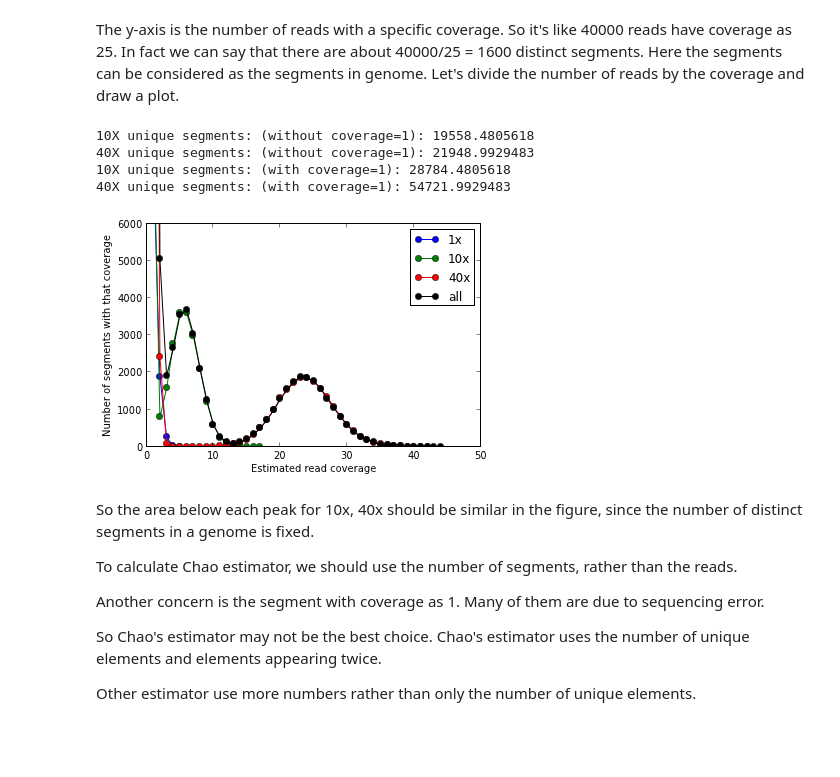
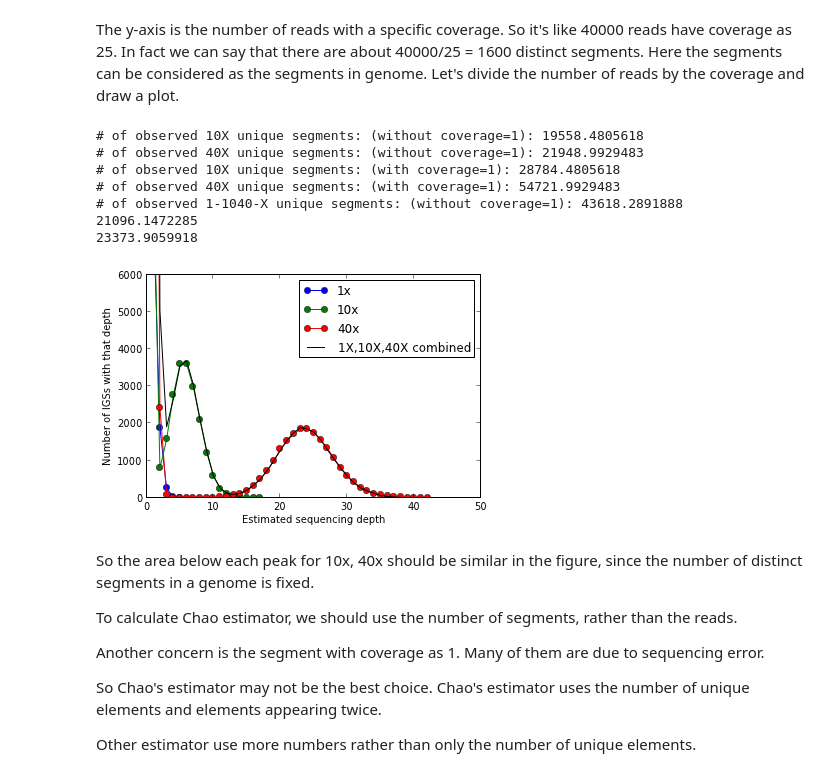
Before and after one commit to qingpeng/2013-diversity, a Jupyter notebook: notebook/Chao_Estimator.ipynb, the cells around one changed output. Drawn from its saved outputs; the diff is of its cells as text; code cells hidden in the pictures; blank space fills up the shorter version.

```diff
--- a/notebook/Chao_Estimator.ipynb
+++ b/notebook/Chao_Estimator.ipynb
@@ -59,23 +59,29 @@ The y-axis is the number of reads with a specific coverage. So it's like 40000 r
 # %%
 plot(read_coverage1[1:,0], unique_reads(read_coverage1),'bo-',label='1x')
 plot(read_coverage10[1:,0], unique_reads(read_coverage10),'go-',label='10x')
 plot(read_coverage40[1:,0], unique_reads(read_coverage40),'ro-',label='40x')
-plot(read_coverage1_10_40[1:,0], unique_reads(read_coverage1_10_40),'ko-',label='all')
-xlabel('Estimated read coverage')
-ylabel('Number of segments with that coverage')
+plot(read_coverage1_10_40[1:,0], unique_reads(read_coverage1_10_40),'k-',label='1X,10X,40X combined')
+xlabel('Estimated sequencing depth')
+ylabel('Number of IGSs with that depth')
 axis([0,50,0,6000])
 legend()
-
+savefig('igs4.pdf',dpi=300)
 print '# of observed 10X unique segments: (without coverage=1):',sum(unique_reads(read_coverage10)[1:])
 print '# of observed 40X unique segments: (without coverage=1):',sum(unique_reads(read_coverage40)[1:])
 print '# of observed 10X unique segments: (with coverage=1):',sum(unique_reads(read_coverage10)[:])
 print '# of observed 40X unique segments: (with coverage=1):',sum(unique_reads(read_coverage40)[:])
+print '# of observed 1-1040-X unique segments: (without coverage=1):',sum(unique_reads(read_coverage1_10_40)[1:])
+print (28784.4805618-19558.4805618)/6+19558.4805618
+print (54721.9929483-21948.9929483)/23+21948.9929483
 # %% [output]
-10X unique segments: (without coverage=1): 19558.4805618
-40X unique segments: (without coverage=1): 21948.9929483
-10X unique segments: (with coverage=1): 28784.4805618
-40X unique segments: (with coverage=1): 54721.9929483
+# of observed 10X unique segments: (without coverage=1): 19558.4805618
+# of observed 40X unique segments: (without coverage=1): 21948.9929483
+# of observed 10X unique segments: (with coverage=1): 28784.4805618
+# of observed 40X unique segments: (with coverage=1): 54721.9929483
+# of observed 1-1040-X unique segments: (without coverage=1): 43618.2891888
+21096.1472285
+23373.9059918
-[figure, old version]
+[figure, new version]
 # %% [markdown]
 So the area below each peak for 10x, 40x should be similar in the figure, since the number of distinct segments in a genome is fixed.
 
```
Also changed, not shown: parts of 1 cell of this notebook, 41 other files.
